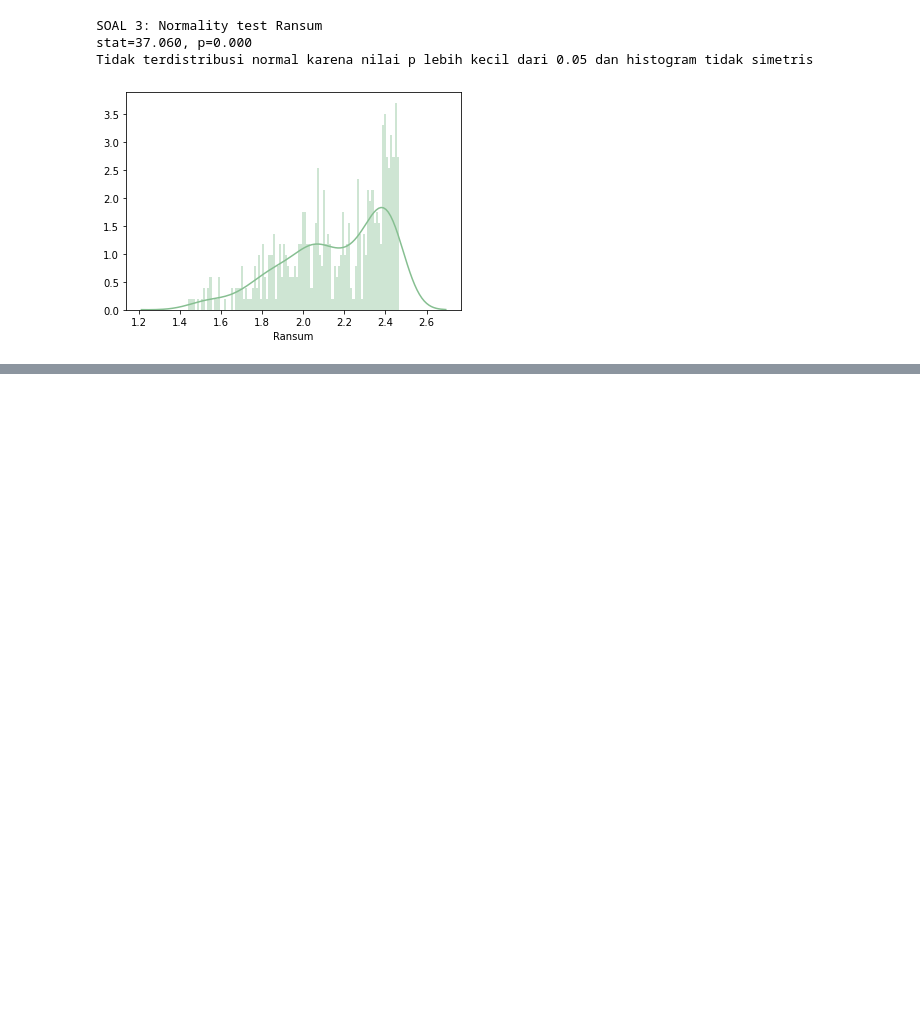
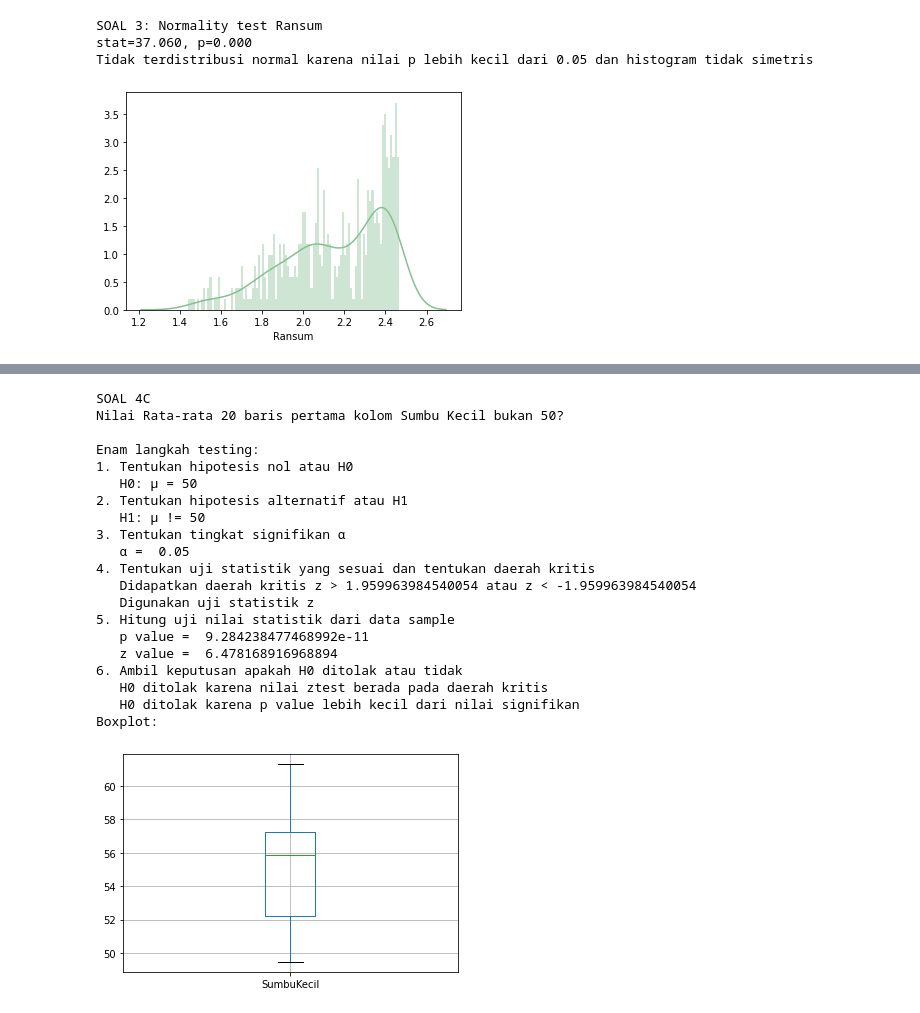
Before and after one commit to giovaniagst/TubesProbstat, a Jupyter notebook: FileTubes.ipynb, the cells around one changed output, grey strips where cells are left out. Cells and saved outputs as stored; diff of their text form; code cells hidden in the pictures; blank space fills up the shorter version.

```diff
--- a/FileTubes.ipynb
+++ b/FileTubes.ipynb
@@ -1272,0 +625,54 @@ Ransum berkorelasi sangat kuat negatif dengan kelas
+# %%
+print("SOAL 4C")
+print("Nilai Rata-rata 20 baris pertama kolom Sumbu Kecil bukan 50?\n")
+data = df.head(20)
+print("Enam langkah testing:")
+print("1. Tentukan hipotesis nol atau H0")
+print("   H0: μ = 50")
+print("2. Tentukan hipotesis alternatif atau H1")
+print("   H1: μ != 50")
+print("3. Tentukan tingkat signifikan α")
+sig = 0.05
+print("   α = ", sig)
+print("4. Tentukan uji statistik yang sesuai dan tentukan daerah kritis")
+daerahKritis = stats.norm.ppf(1-(sig/2))
+print("   Didapatkan daerah kritis z > "+str(daerahKritis)+" atau z < -"+str(daerahKritis))
+print("   Digunakan uji statistik z")
+print("5. Hitung uji nilai statistik dari data sample")
+ztest ,pval = stests.ztest(data["SumbuKecil"], x2=None, value=50)
+print("   p value = ", float(pval))
+print("   z value = ", ztest)
+print("6. Ambil keputusan apakah H0 ditolak atau tidak")
+if (ztest > daerahKritis or ztest < -daerahKritis):
+    print("   H0 ditolak karena nilai ztest berada pada daerah kritis")
+else:
+    print("   H0 diterima karena nilai ztest tidak berada pada daerah kritis")
+if (pval < 0.05):
+    print("   H0 ditolak karena p value lebih kecil dari nilai signifikan")
+else:
+    print("   H0 diterima karena p value lebih besar dari nilai signifikan")
+print("Boxplot:")
+%matplotlib inline
+boxplot = data.boxplot(column=["SumbuKecil"])
+# %% [output]
+SOAL 4C
+Nilai Rata-rata 20 baris pertama kolom Sumbu Kecil bukan 50?
+
+Enam langkah testing:
+1. Tentukan hipotesis nol atau H0
+   H0: μ = 50
+2. Tentukan hipotesis alternatif atau H1
+   H1: μ != 50
+3. Tentukan tingkat signifikan α
+   α =  0.05
+4. Tentukan uji statistik yang sesuai dan tentukan daerah kritis
+   Didapatkan daerah kritis z > 1.959963984540054 atau z < -1.959963984540054
+   Digunakan uji statistik z
+5. Hitung uji nilai statistik dari data sample
+   p value =  9.284238477468992e-11
+   z value =  6.478168916968894
+6. Ambil keputusan apakah H0 ditolak atau tidak
+   H0 ditolak karena nilai ztest berada pada daerah kritis
+   H0 ditolak karena p value lebih kecil dari nilai signifikan
+Boxplot:
+[figure, added]
```
Also changed, not shown: parts of 52 cells of this notebook.
